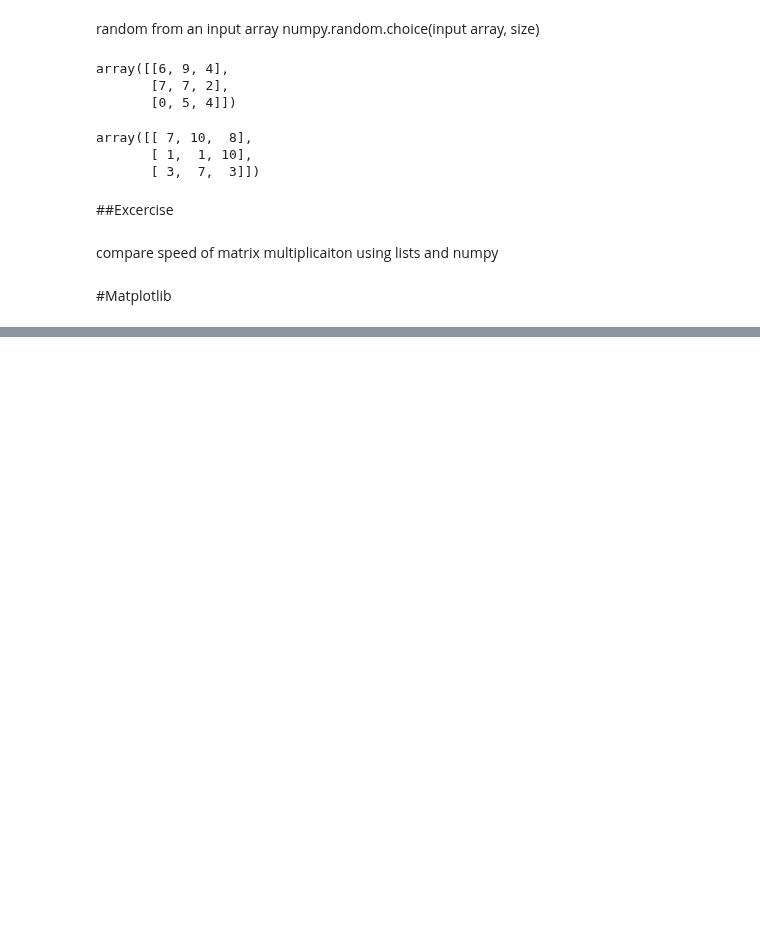
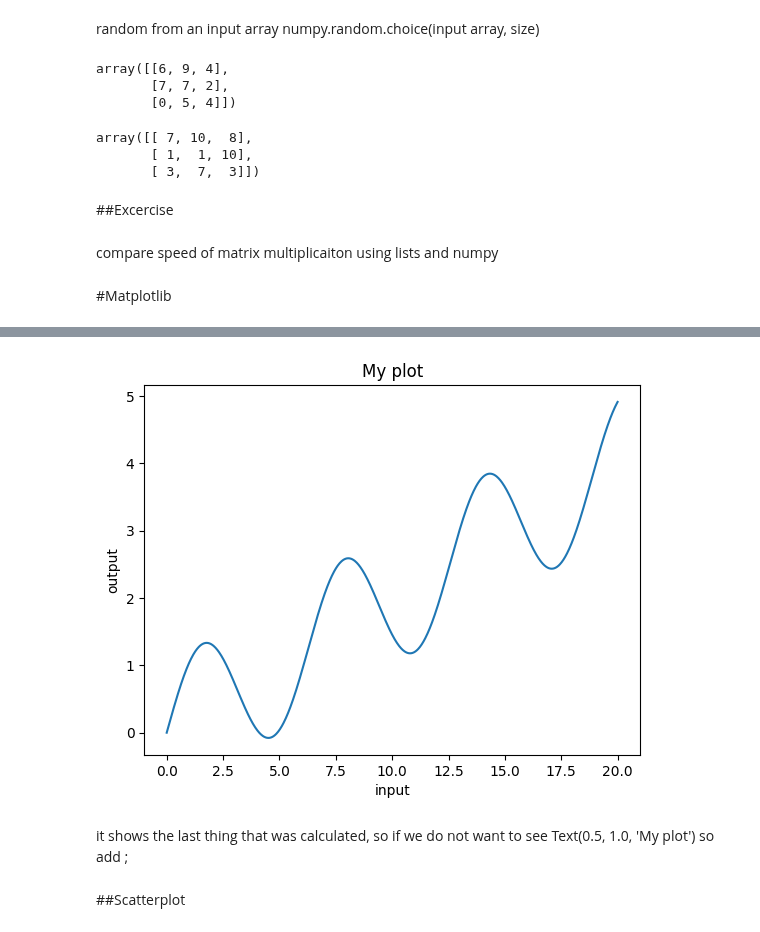
Before and after one commit to wiemila/ML-courses, a Jupyter notebook: Deep_Learning_Prerequisites.ipynb, the cells around one changed output, grey strips where cells are left out. Drawn from its saved outputs; the diff is of its cells as text; code cells hidden in the pictures; blank space fills up the shorter version.

```diff
--- a/Deep_Learning_Prerequisites.ipynb
+++ b/Deep_Learning_Prerequisites.ipynb
@@ -531,0 +562,11 @@ compare speed of matrix multiplicaiton using lists and numpy
+# %%
+plt.plot(x,y)
+plt.xlabel('input')
+plt.ylabel('output')
+plt.title('My plot');
+# %% [output]
+[figure, added]
+# %% [markdown]
+it shows the last thing that was calculated, so if we do not want to see Text(0.5, 1.0, 'My plot') so add ;
+# %% [markdown]
+##Scatterplot
```
Also changed, not shown: parts of 18 cells of this notebook.
